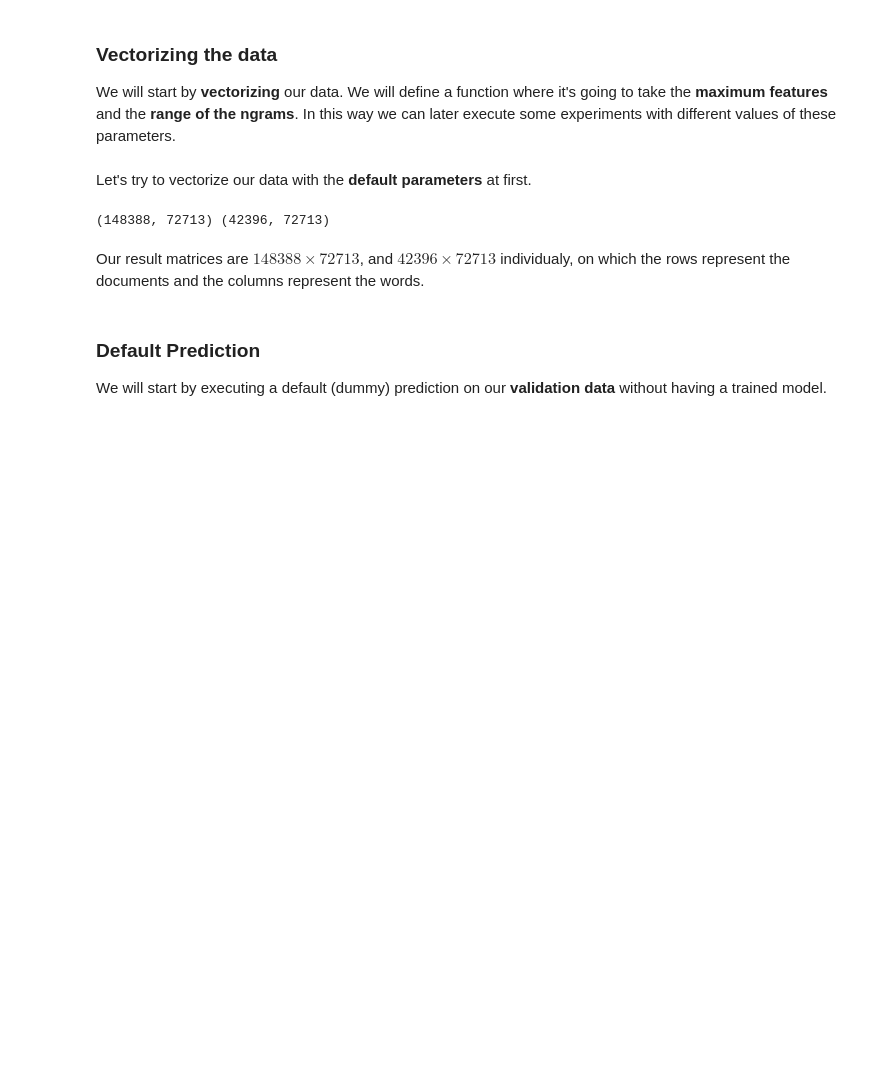
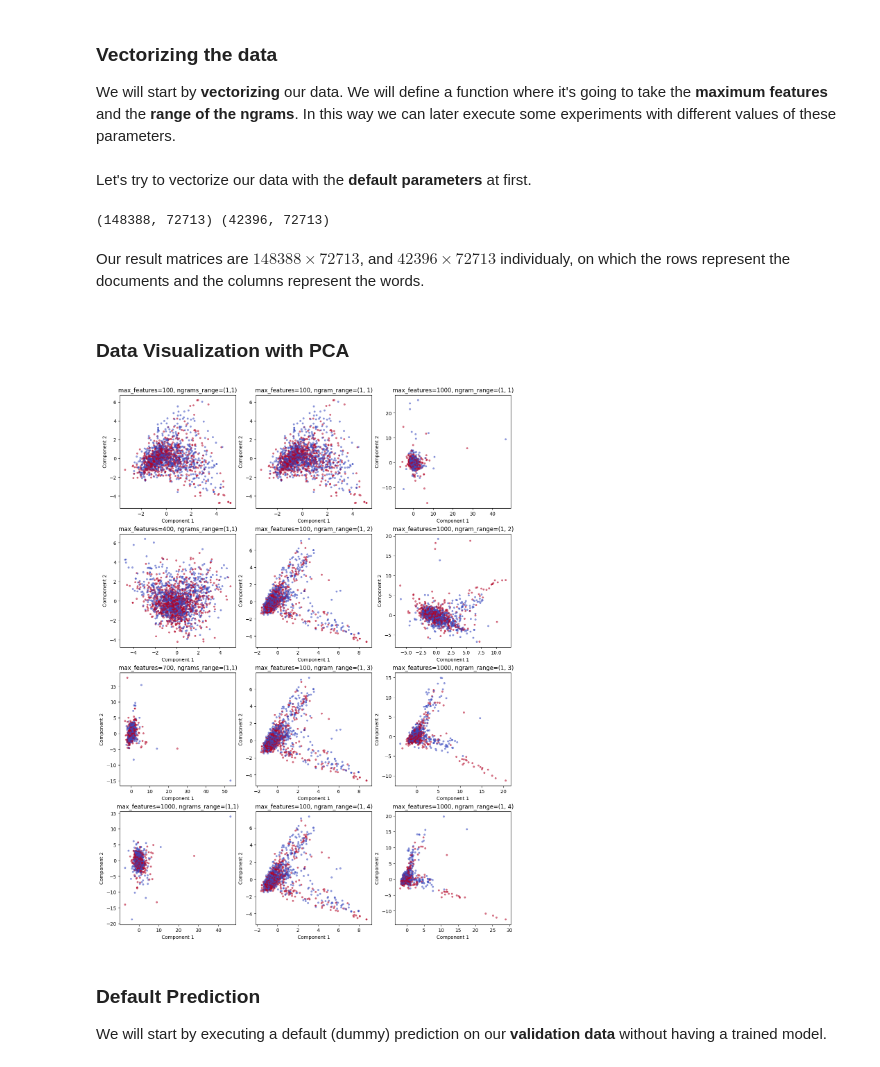
Before and after one commit to AntonisZks/Deep-Learning-for-Natural-Language-Processing, a Jupyter notebook: Notebooks/natural-language-processing.ipynb, the cells around one changed output. Cells and saved outputs as stored; diff of their text form; code cells hidden in the pictures; blank space fills up the shorter version.

```diff
--- a/Notebooks/natural-language-processing.ipynb
+++ b/Notebooks/natural-language-processing.ipynb
@@ -626,6 +685,60 @@ print(X_train.shape, X_val.shape)
 (148388, 72713) (42396, 72713)
 # %% [markdown]
 Our result matrices are $148388 \times 72713$, and $42396 \times 72713$ individualy, on which the rows represent the documents and the columns represent the words.
+# %% [markdown]
+### Data Visualization with PCA
+# %%
+from sklearn.preprocessing import StandardScaler
+from sklearn.decomposition import PCA
+
+def visualize_pca_2d(X_train, y_train, sample_size=2000, ax=None, title=""):
+    # Convert sparse matrix to dense array if needed
+    if hasattr(X_train, "toarray"):
+        X_train = X_train[:sample_size].toarray()
+
+    # Standardize the data
+    scaler = StandardScaler(with_mean=False)
+    X_train_scaled = scaler.fit_transform(X_train)
+
+    # Apply PCA
+    pca_2d = PCA(n_components=2)
+    X_train_pca_2d = pca_2d.fit_transform(X_train_scaled)
+
+    # 2D PCA plot
+    scatter = ax.scatter(
+        X_train_pca_2d[:, 0], X_train_pca_2d[:, 1], c=y_train[:sample_size],
+        s=10, cmap='coolwarm', alpha=0.5
+    )
+    ax.set_xlabel('Component 1')
+    ax.set_ylabel('Component 2')
+    ax.set_title(title, fontsize=12)
+    return scatter
+
+# Define the range of max_features and ngrams_range
+rows = 4
+max_features_values = np.linspace(100, 1_000, rows, dtype=int)
+ngrams_range_values = np.linspace(1, rows, rows, dtype=int)
+
+# Create subplots
+fig, axes = plt.subplots(len(max_features_values), 3, figsize=(12, 16), constrained_layout=True)
+
+# Visualize PCA for different max_features
+for i, max_features in enumerate(max_features_values):
+    X, _, _, y, _, _ = vectorize_data(train_df, val_df, test_df, max_features, (1,1))
+    scatter = visualize_pca_2d(X, y, ax=axes[i, 0], title=f"max_features={max_features}, ngrams_range=(1,1)")
+
+# Visualize PCA for different ngram ranges
+for i, ngrams_range_value in enumerate(ngrams_range_values):
+    X, _, _, y, _, _ = vectorize_data(train_df, val_df, test_df, 100, (1, ngrams_range_value))
+    scatter = visualize_pca_2d(X, y, ax=axes[i, 1], title=f"max_features=100, ngram_range=(1, {ngrams_range_value})")
+
+for i, ngrams_range_value in enumerate(ngrams_range_values):
+    X, _, _, y, _, _ = vectorize_data(train_df, val_df, test_df, 1000, (1, ngrams_range_value))
+    scatter = visualize_pca_2d(X, y, ax=axes[i, 2], title=f"max_features=1000, ngram_range=(1, {ngrams_range_value})")
+
+plt.show()
+# %% [output]
+[figure, added]
 # %% [markdown]
 ### Default Prediction
 We will start by executing a default (dummy) prediction on our **validation data** without having a trained model.
```
Also changed, not shown: parts of 68 cells of this notebook, 1 other file.
